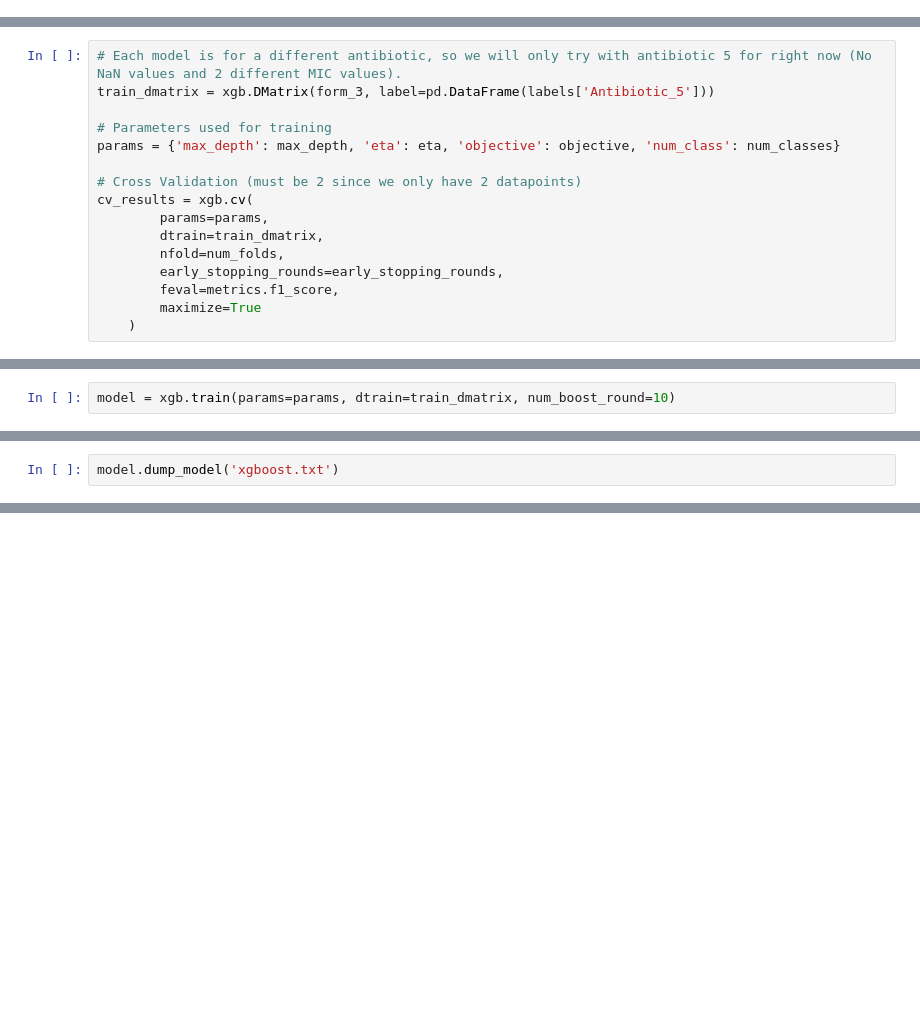
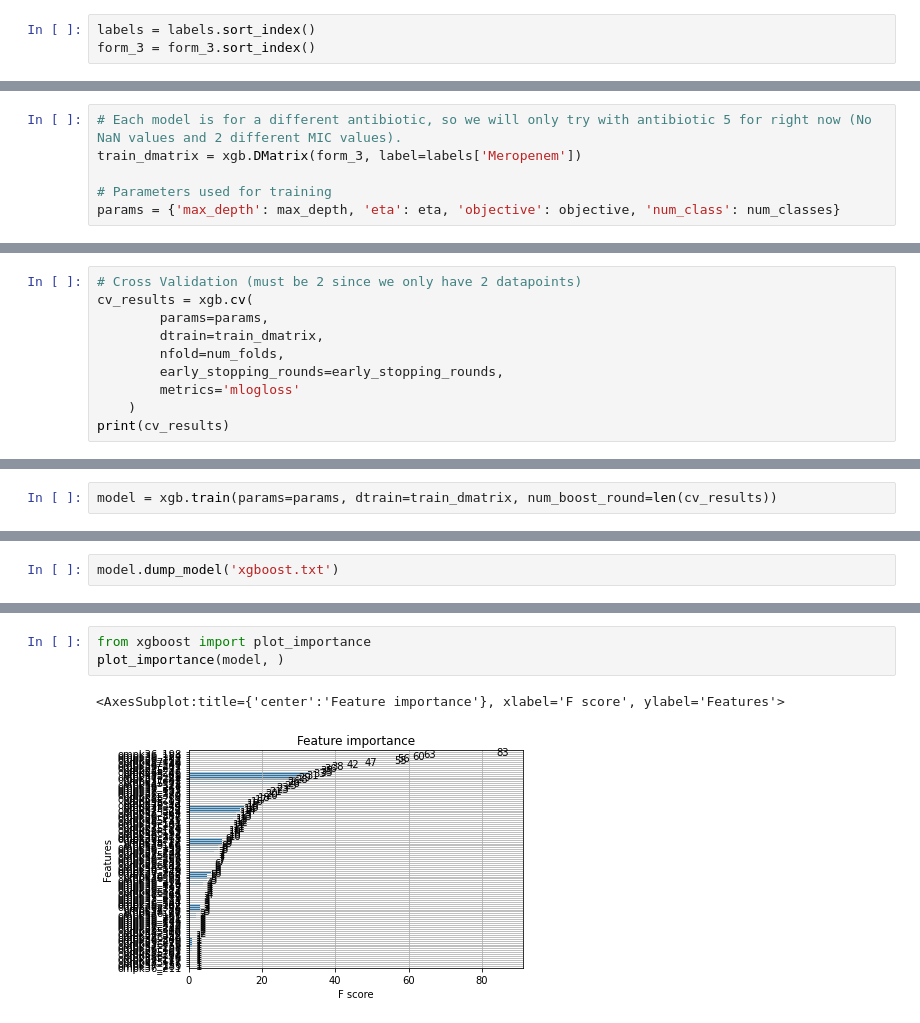
Before and after one commit to 14corman/mic-pred-feat-select, a Jupyter notebook: notebooks/xgboost.ipynb, the cells around one changed output, grey strips where cells are left out. Cells and saved outputs as stored; diff of their text form; blank space fills up the shorter version.

```diff
--- a/notebooks/xgboost.ipynb
+++ b/notebooks/xgboost.ipynb
@@ -63,19 +110,12 @@ labels.head()
+# %%
+labels = labels.sort_index()
+form_3 = form_3.sort_index()
 # %% [markdown]
 ## Cross Validation
 This next section will create the needed  decison matrices and perform cross validation to see how well XGBoost can predict. There are only 2 datapoints, so it is not work much, but it at least makes sure the code works.
 # %%
 # Each model is for a different antibiotic, so we will only try with antibiotic 5 for right now (No NaN values and 2 different MIC values).
-train_dmatrix = xgb.DMatrix(form_3, label=pd.DataFrame(labels['Antibiotic_5']))
+train_dmatrix = xgb.DMatrix(form_3, label=labels['Meropenem'])
 
 # Parameters used for training
 params = {'max_depth': max_depth, 'eta': eta, 'objective': objective, 'num_class': num_classes}
-
-# Cross Validation (must be 2 since we only have 2 datapoints)
-cv_results = xgb.cv(
-        params=params,
-        dtrain=train_dmatrix,
-        nfold=num_folds,
-        early_stopping_rounds=early_stopping_rounds,
-        feval=metrics.f1_score,
-        maximize=True
-    )
@@ -83,0 +125,10 @@ ValueError: need at least one array to concatenate
+# %%
+# Cross Validation (must be 2 since we only have 2 datapoints)
+cv_results = xgb.cv(
+        params=params,
+        dtrain=train_dmatrix,
+        nfold=num_folds,
+        early_stopping_rounds=early_stopping_rounds,
+        metrics='mlogloss'
+    )
+print(cv_results)
@@ -84,3 +156,3 @@ ValueError: need at least one array to concatenate
 # %%
-model = xgb.train(params=params, dtrain=train_dmatrix, num_boost_round=10)
+model = xgb.train(params=params, dtrain=train_dmatrix, num_boost_round=len(cv_results))
 # %% [output]
@@ -111,0 +239,6 @@ model.dump_model('xgboost.txt')
+# %%
+from xgboost import plot_importance
+plot_importance(model, )
+# %% [output]
+<AxesSubplot:title={'center':'Feature importance'}, xlabel='F score', ylabel='Features'>
+[figure, added]
```
Also changed, not shown: parts of 37 cells of this notebook, 55 other files.
